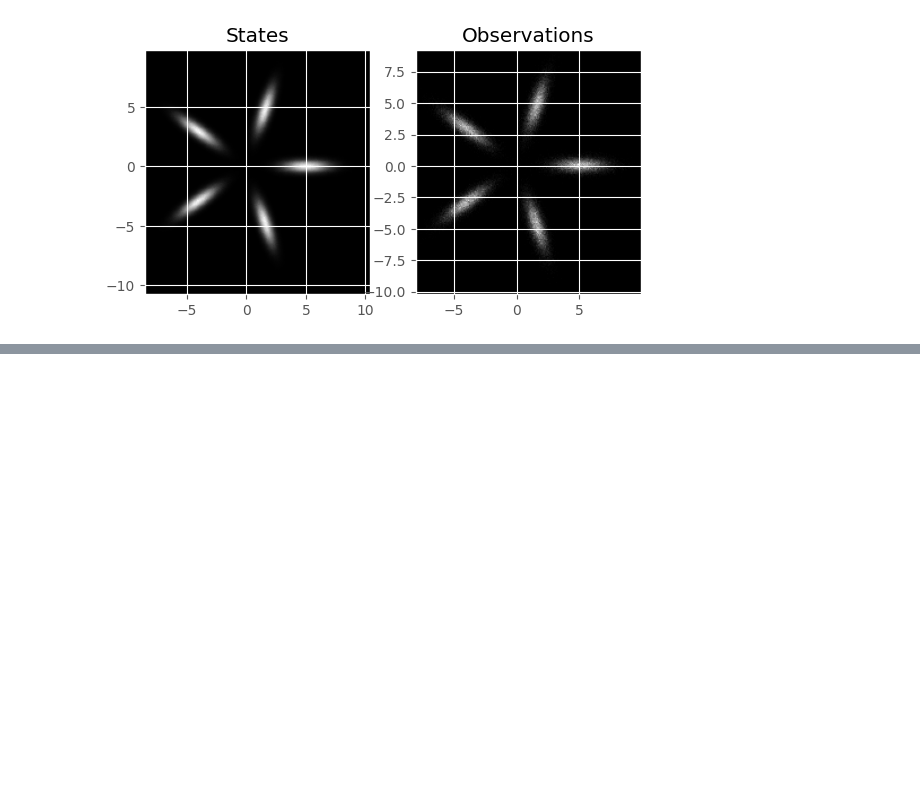
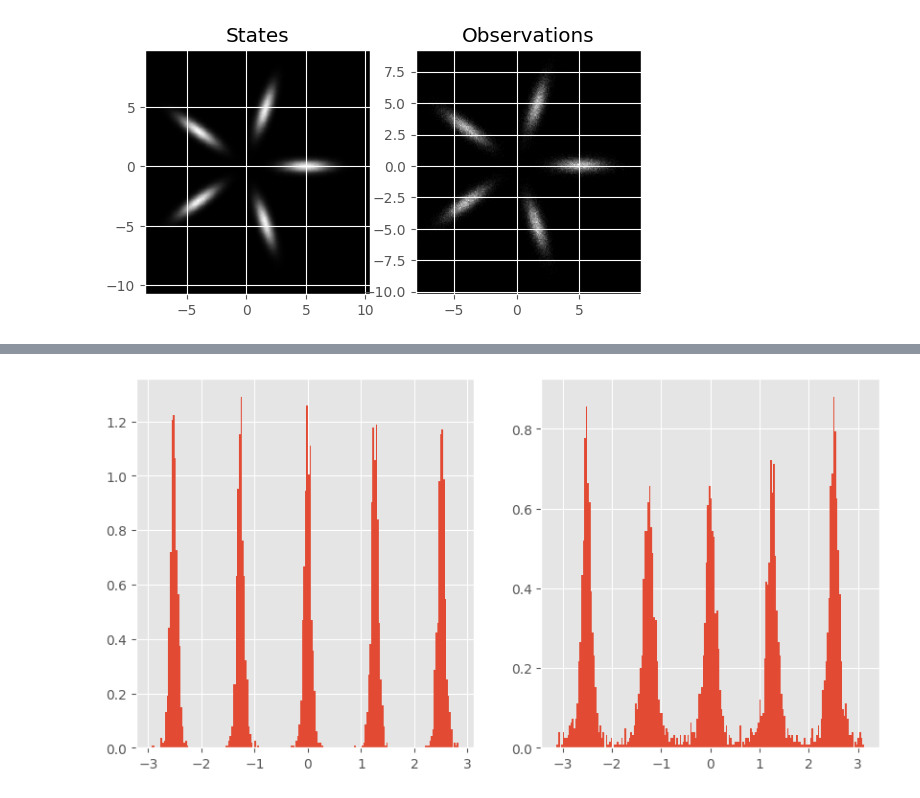
Before and after one commit to FMGS666/ProbForecastFollmerProcess, a Jupyter notebook: multi_modal_jump_diffusion.ipynb, the cells around one changed output, grey strips where cells are left out. Cells and saved outputs as stored; diff of their text form; code cells hidden in the pictures; blank space fills up the shorter version.

```diff
--- a/multi_modal_jump_diffusion.ipynb
+++ b/multi_modal_jump_diffusion.ipynb
@@ -65,7 +65,7 @@ num_observations = int(num_iters / observation_interval)
 poisson_rate = torch.tensor([2.0], device = device)
 
 # defining the configuration dictionary
-simulation_conf = {
+simulation_config = {
     "delta_t": delta_t,
     "observation_interval": observation_interval,
     "num_iters": num_iters,
@@ -82,9 +82,9 @@ simulation_conf = {
 if len(os.listdir(data_folder)) <= 1: # only .gitignore file in the data folder
     print("Data not found, running the simulation")
     # simulating the trajectory we will use for training
-    train_state_store, train_observation_store = pffp.utils.simulate_jump_diffusion(simulation_conf)
+    train_state_store, train_observation_store = pffp.utils.simulate_jump_diffusion(simulation_config)
     # simulating the trajectory we will use for testing
-    test_state_store, test_observation_store = pffp.utils.simulate_jump_diffusion(simulation_conf)
+    test_state_store, test_observation_store = pffp.utils.simulate_jump_diffusion(simulation_config)
     # saving the simulations so that we won't have to run them again
     torch.save(train_state_store, os.path.join(data_folder, "train_states.pt"))
     torch.save(train_observation_store, os.path.join(data_folder, "train_observations.pt"))
@@ -290,0 +322,16 @@ fig.show()
+# %%
+# converting to angular coordinates
+theta_gt = pffp.utils.vec2angle(x,y)
+theta_hat = pffp.utils.vec2angle(x_hat,y_hat)
+
+# defining figure and axes
+fig, axes = plt.subplots(1, 2, figsize = (10, 5))
+
+# plotting the angular distributions
+histgt = axes[0].hist(theta_gt, density = True, bins = 200)
+hist_hat = axes[1].hist(theta_hat, density = True, bins = 200)
+
+# showing the figure
+fig.show()
+# %% [output]
+[figure, added]
```
Also changed, not shown: parts of 7 cells of this notebook.
